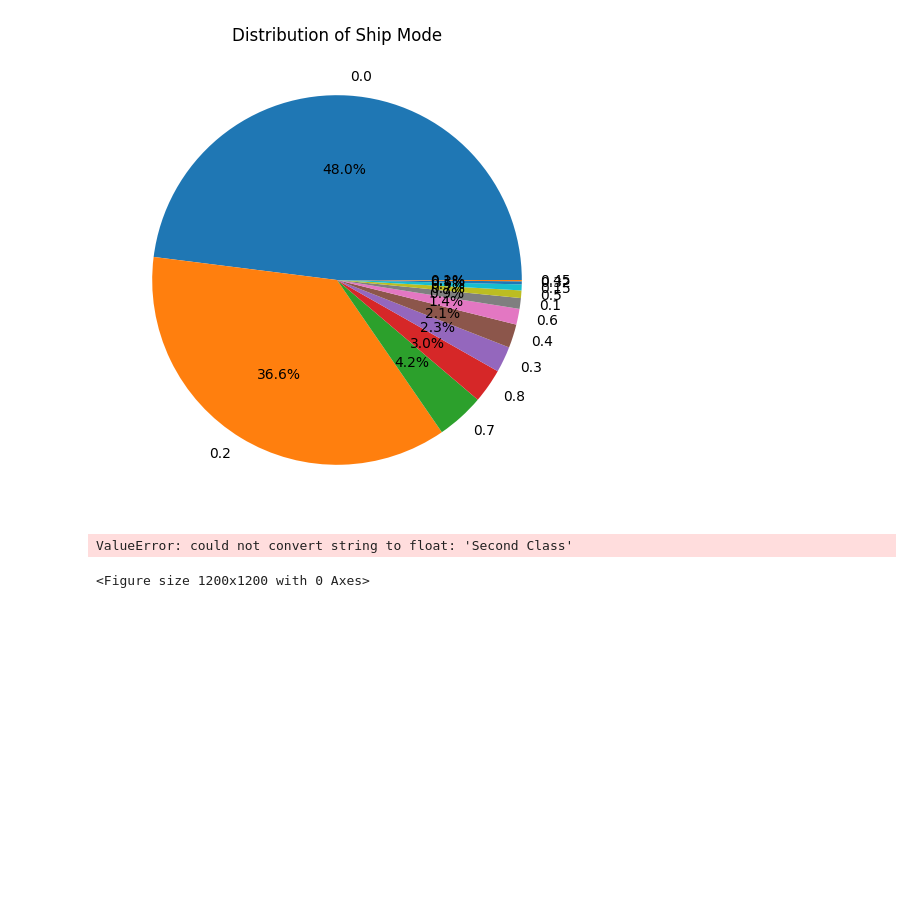
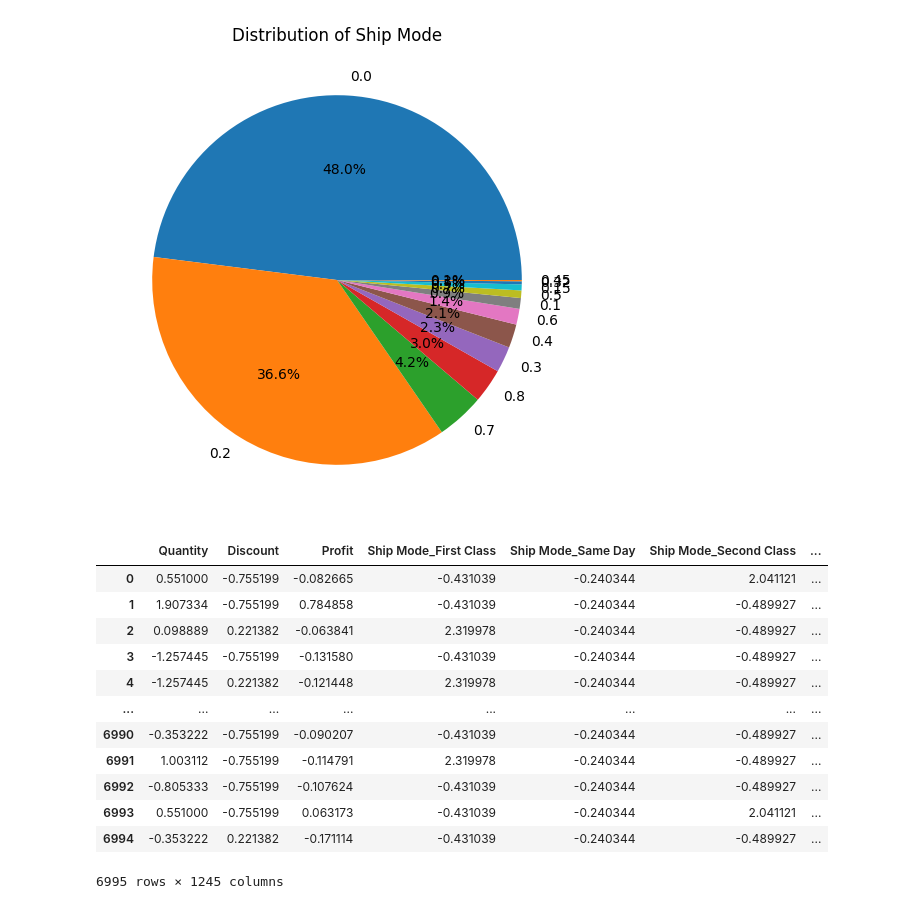
Before and after one commit to dev-S-t/infosis, a Jupyter notebook: E-commerce/e-commerce.ipynb, the cells around one changed output. Drawn from its saved outputs; the diff is of its cells as text; code cells hidden in the pictures; blank space fills up the shorter version.

```diff
--- a/E-commerce/e-commerce.ipynb
+++ b/E-commerce/e-commerce.ipynb
@@ -72,10 +79,42 @@ for i in [0,1,2,6,7,8,10,11]:
 [figure]
 # %%
 #df.drop('Country', axis=1, inplace=True)
-# %%
-plt.figure(figsize=(12,12))
-sns.heatmap(df.corr(), annot=True)
-plt.show()
-# %% [output]
-ValueError: could not convert string to float: 'Second Class'
-<Figure size 1200x1200 with 0 Axes>
+# %%
+def onehot_encode(df, column):
+    df = df.copy()
+    dummies = pd.get_dummies(df[column], prefix=column)
+    df = pd.concat([df, dummies], axis=1)
+    df = df.drop(column, axis=1)
+    return df
+# %%
+# One-hot encode categorical features
+for column in ['Ship Mode', 'Segment', 'City', 'State', 'Postal Code', 'Region', 'Category', 'Sub-Category']:
+  df = onehot_encode(df, column=column)
+# %%
+y = df['Sales']
+X = df.drop('Sales', axis=1)
+
+# Train-test split
+X_train, X_test, y_train, y_test = train_test_split(X, y, train_size=0.7, shuffle=True, random_state=1)
+
+# Scale X
+scaler = StandardScaler()
+scaler.fit(X_train)
+X_train = pd.DataFrame(scaler.transform(X_train), columns=X.columns)
+X_test = pd.DataFrame(scaler.transform(X_test), columns=X.columns)
+# %%
+X_train
+# %% [output]
+|  | Quantity | Discount | Profit | Ship Mode_First Class | Ship Mode_Same Day | Ship Mode_Second Class | ... |
+| 0 | 0.551000 | -0.755199 | -0.082665 | -0.431039 | -0.240344 | 2.041121 | ... |
+| 1 | 1.907334 | -0.755199 | 0.784858 | -0.431039 | -0.240344 | -0.489927 | ... |
+| 2 | 0.098889 | 0.221382 | -0.063841 | 2.319978 | -0.240344 | -0.489927 | ... |
+| 3 | -1.257445 | -0.755199 | -0.131580 | -0.431039 | -0.240344 | -0.489927 | ... |
+| 4 | -1.257445 | 0.221382 | -0.121448 | 2.319978 | -0.240344 | -0.489927 | ... |
+| ... | ... | ... | ... | ... | ... | ... | ... |
+| 6990 | -0.353222 | -0.755199 | -0.090207 | -0.431039 | -0.240344 | -0.489927 | ... |
+| 6991 | 1.003112 | -0.755199 | -0.114791 | 2.319978 | -0.240344 | -0.489927 | ... |
+| 6992 | -0.805333 | -0.755199 | -0.107624 | -0.431039 | -0.240344 | -0.489927 | ... |
+| 6993 | 0.551000 | -0.755199 | 0.063173 | -0.431039 | -0.240344 | 2.041121 | ... |
+| 6994 | -0.353222 | 0.221382 | -0.171114 | -0.431039 | -0.240344 | -0.489927 | ... |
+6995 rows × 1245 columns
```
Also changed, not shown: parts of 7 cells of this notebook.
